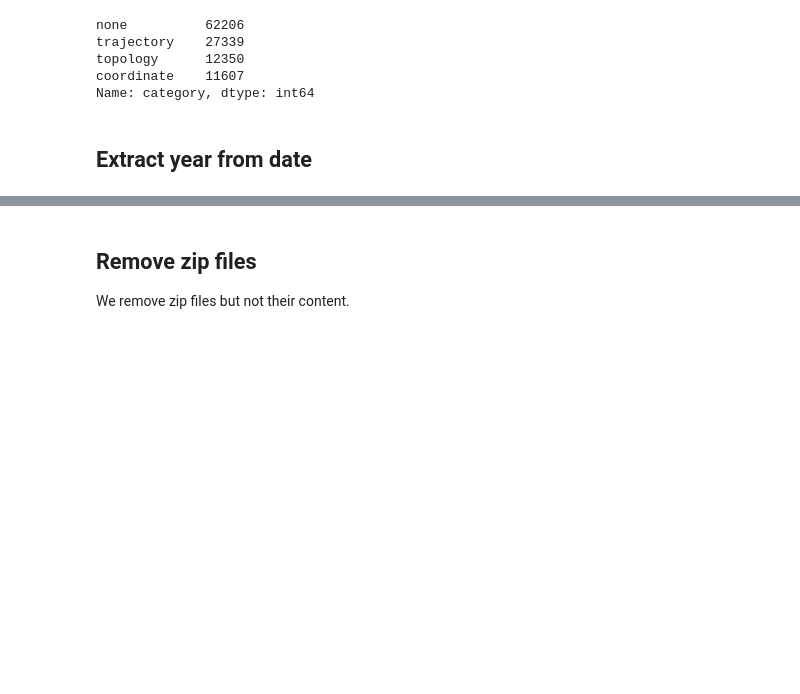
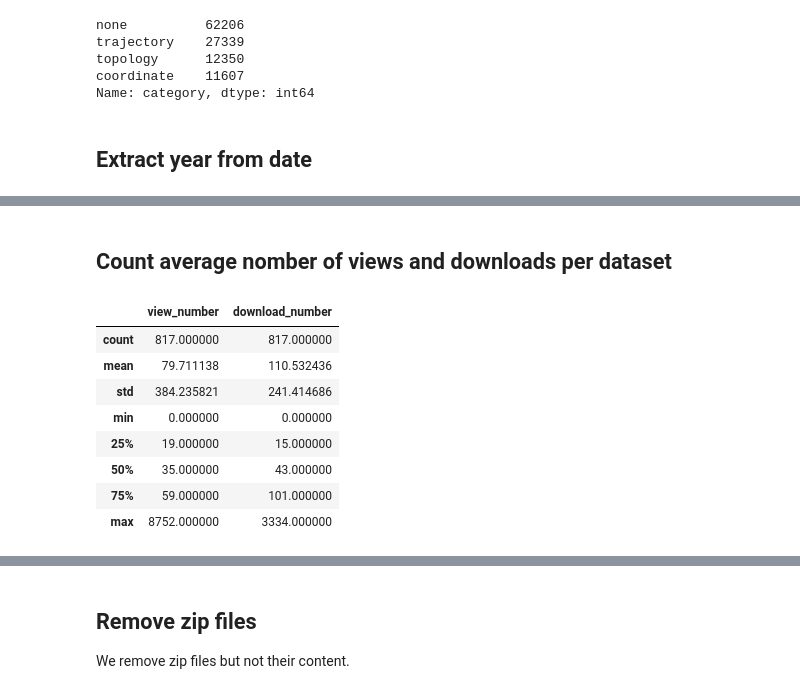
Before and after one commit to MDverse/mdws, a Jupyter notebook: notebooks/analyze_zenodo.ipynb, the cells around one changed output, grey strips where cells are left out. Drawn from its saved outputs; the diff is of its cells as text; code cells hidden in the pictures; blank space fills up the shorter version.

```diff
--- a/notebooks/analyze_zenodo.ipynb
+++ b/notebooks/analyze_zenodo.ipynb
@@ -182,0 +276,17 @@ datasets["year"] = datasets["date_creation"].apply(lambda x: int(x[:4]))
+# %% [markdown]
+## Count average nomber of views and downloads per dataset
+# %%
+(datasets
+ .loc[:,["view_number", "download_number"]]
+ .describe()
+)
+# %% [output]
+|  | view_number | download_number |
+| count | 817.000000 | 817.000000 |
+| mean | 79.711138 | 110.532436 |
+| std | 384.235821 | 241.414686 |
+| min | 0.000000 | 0.000000 |
+| 25% | 19.000000 | 15.000000 |
+| 50% | 35.000000 | 43.000000 |
+| 75% | 59.000000 | 101.000000 |
+| max | 8752.000000 | 3334.000000 |
```
Also changed, not shown: parts of 18 cells of this notebook.
